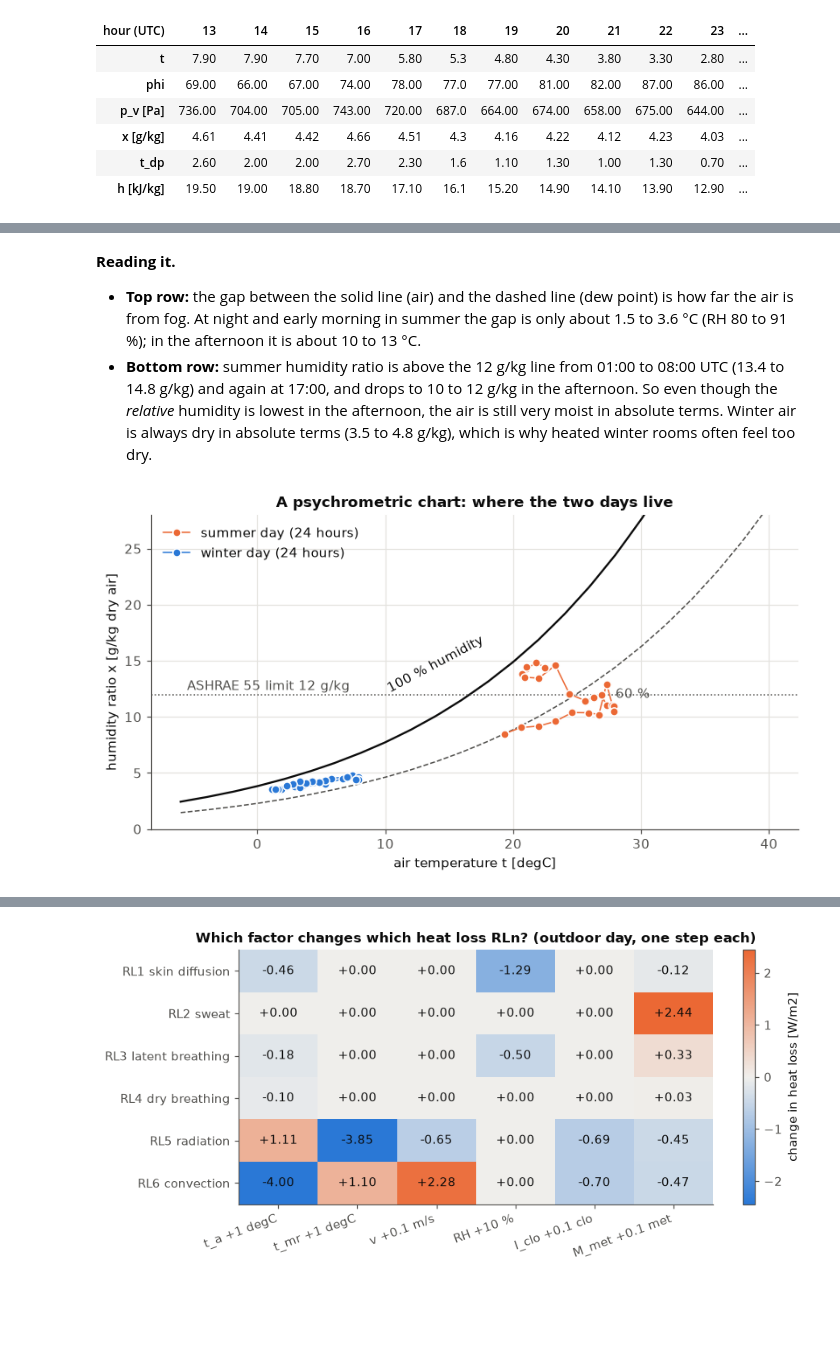
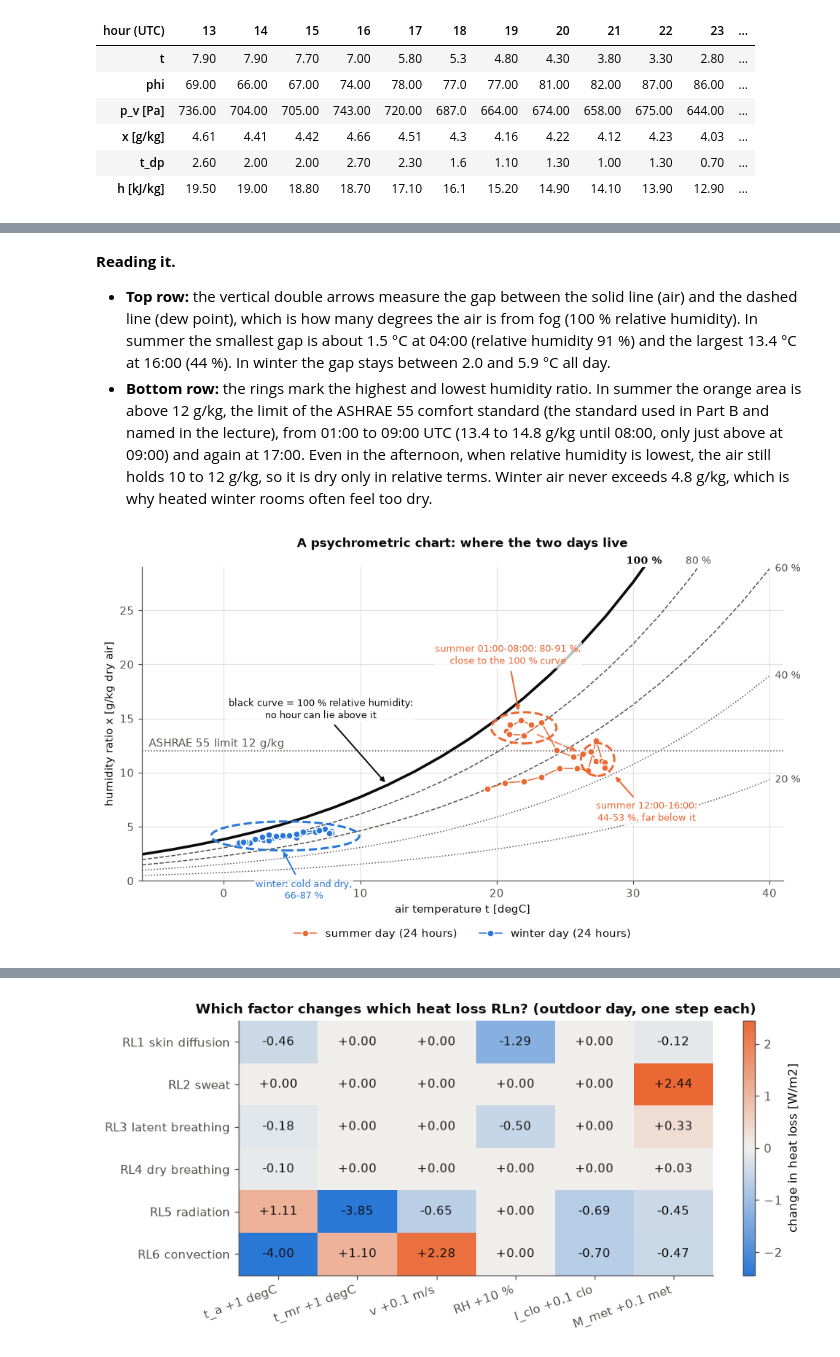
Before and after one commit to mariosakka/human-centric-ai-for-energy-management-labs, a Jupyter notebook: lab-2/explanation-notebooks/lab-2-plus-lecture-challenge/lab-2-in-depth.ipynb, the cells around one changed output, grey strips where cells are left out. Drawn from its saved outputs; the diff is of its cells as text; code cells hidden in the pictures; blank space fills up the shorter version.

```diff
--- a/lab-2/explanation-notebooks/lab-2-plus-lecture-challenge/lab-2-in-depth.ipynb
+++ b/lab-2/explanation-notebooks/lab-2-plus-lecture-challenge/lab-2-in-depth.ipynb
@@ -26,6 +45,20 @@ plt.rcParams.update({"axes.edgecolor": MUTED, "axes.labelcolor": INK, "xtick.col
                      "axes.grid": True, "grid.color": GRID, "grid.linewidth": 0.8, "axes.axisbelow": True,
                      "figure.dpi": 110, "font.size": 10, "axes.titlesize": 11, "axes.titleweight": "bold"})
 SUMMER, WINTER = ORANGE, BLUE      # fixed colours: orange = summer, blue = winter, in every chart
+
+from matplotlib.patches import Ellipse
+
+def ring(ax, x, y, size=24, color=INK):                      # circle around one point of interest
+    ax.plot(x, y, "o", ms=size, mfc="none", mec=color, mew=2, zorder=6, clip_on=False)
+
+def point(ax, xy, text, xytext, color=INK, ha="center"):     # text with an arrow pointing at xy
+    ax.annotate(text, xy, xytext=xytext, textcoords="offset points", color=color, fontsize=8.5, ha=ha, bbox=dict(fc="white", ec="none", alpha=0.75, pad=1),
+                arrowprops=dict(arrowstyle="-|>", color=color, lw=1.3, shrinkA=3, shrinkB=3), zorder=7)
+
+def blob(ax, xs, ys, color, padx, pady):                     # dashed oval around a group of points
+    xs, ys = np.asarray(xs, float), np.asarray(ys, float)
+    ax.add_patch(Ellipse(((xs.min() + xs.max()) / 2, (ys.min() + ys.max()) / 2), np.ptp(xs) * 1.45 + padx, np.ptp(ys) * 1.45 + pady,
+                         fill=False, ec=color, lw=2, ls="--", zorder=6))
 # %% [markdown]
 # Part A: Sheet 1, the moist-air (psychrometrics) challenge
 
@@ -402,19 +549,29 @@ plt.tight_layout(); plt.show()
 # %% [markdown]
 **Reading it.**
-- **Top row:** the gap between the solid line (air) and the dashed line (dew point) is how far the air is from fog. At night and early morning in summer the gap is only about 1.5 to 3.6 °C (RH 80 to 91 %); in the afternoon it is about 10 to 13 °C.
-- **Bottom row:** summer humidity ratio is above the 12 g/kg line from 01:00 to 08:00 UTC (13.4 to 14.8 g/kg) and again at 17:00, and drops to 10 to 12 g/kg in the afternoon. So even though the *relative* humidity is lowest in the afternoon, the air is still very moist in absolute terms. Winter air is always dry in absolute terms (3.5 to 4.8 g/kg), which is why heated winter rooms often feel too dry.
+- **Top row:** the vertical double arrows measure the gap between the solid line (air) and the dashed line (dew point), which is how many degrees the air is from fog (100 % relative humidity). In summer the smallest gap is about 1.5 °C at 04:00 (relative humidity 91 %) and the largest 13.4 °C at 16:00 (44 %). In winter the gap stays between 2.0 and 5.9 °C all day.
+- **Bottom row:** the rings mark the highest and lowest humidity ratio. In summer the orange area is above 12 g/kg, the limit of the ASHRAE 55 comfort standard (the standard used in Part B and named in the lecture), from 01:00 to 09:00 UTC (13.4 to 14.8 g/kg until 08:00, only just above at 09:00) and again at 17:00. Even in the afternoon, when relative humidity is lowest, the air still holds 10 to 12 g/kg, so it is dry only in relative terms. Winter air never exceeds 4.8 g/kg, which is why heated winter rooms often feel too dry.
 # %%
-fig, ax = plt.subplots(figsize=(7.5, 4.2))
-tg = np.linspace(-6, 40, 200)
-xsat = 1000 * humidity_ratio(p_sat(tg)); x60 = 1000 * humidity_ratio(0.6 * p_sat(tg))
-ax.plot(tg, xsat, color=INK, lw=1.5); ax.text(10, 12.2, "100 % humidity", color=INK, rotation=28)
-ax.plot(tg, x60, color=MUTED, lw=1, ls="--"); ax.text(28, 11.7, "60 %", color=MUTED)
+fig, ax = plt.subplots(figsize=(9, 5.4))
+tg = np.linspace(-6, 40, 300); TOP = 29
+for f, ls, lw, col in ((1.0, "-", 2.4, INK), (0.8, "--", 1, MUTED), (0.6, "--", 1, MUTED), (0.4, ":", 1, MUTED), (0.2, ":", 1, MUTED)):
+    y = 1000 * humidity_ratio(f * p_sat(tg)); ax.plot(tg, y, color=col, lw=lw, ls=ls)
+    if y[-1] > TOP: ax.text(float(np.interp(TOP, y, tg)), TOP + 0.3, f"{f*100:.0f} %", color=col, ha="center", fontsize=9, fontweight="bold" if f == 1 else "normal")
+    else: ax.text(40.4, y[-1], f"{f*100:.0f} %", color=col, va="center", fontsize=9)
 ax.axhline(12, color=MUTED, lw=1, ls=":"); ax.text(-5.5, 12.4, "ASHRAE 55 limit 12 g/kg", color=MUTED)
 ax.plot(summer_day["t"], summer_day["x [g/kg]"], "o-", color=SUMMER, ms=6, lw=1, mec="white", mew=1, label="summer day (24 hours)")
 ax.plot(winter_day["t"], winter_day["x [g/kg]"], "o-", color=WINTER, ms=6, lw=1, mec="white", mew=1, label="winter day (24 hours)")
-ax.set_xlabel("air temperature t [degC]"); ax.set_ylabel("humidity ratio x [g/kg dry air]"); ax.set_ylim(0, 28); ax.legend(frameon=False, loc="upper left")
-ax.set_title("A psychrometric chart: where the two days live")
+point(ax, (12, float(1000 * humidity_ratio(p_sat(12)))), "black curve = 100 % relative humidity:\nno hour can lie above it", (-60, 60), color=INK)
+n = summer_day[summer_day["hour (UTC)"] <= 8]; a = summer_day[(summer_day["hour (UTC)"] >= 12) & (summer_day["hour (UTC)"] <= 16)]
+blob(ax, n["t"], n["x [g/kg]"], SUMMER, 1.0, 0.9); blob(ax, a["t"], a["x [g/kg]"], SUMMER, 1.0, 0.9)
+point(ax, (n["t"].mean(), n["x [g/kg]"].max() + 0.6), "summer 01:00-08:00: 80-91 %,\nclose to the 100 % curve", (-10, 45), color=SUMMER)
+point(ax, (a["t"].mean() + 1, a["x [g/kg]"].min() - 0.6), "summer 12:00-16:00:\n44-53 %, far below it", (30, -42), color=SUMMER)
+ax.annotate("", (a["t"].mean() - 1.5, a["x [g/kg]"].mean() + 0.8), (n["t"].mean() + 1.2, n["x [g/kg]"].mean() - 0.6), arrowprops=dict(arrowstyle="-|>", color=SUMMER, lw=1.6, ls="--", alpha=0.7))
+blob(ax, winter_day["t"], winter_day["x [g/kg]"], WINTER, 1.0, 0.8)
+point(ax, (winter_day["t"].mean(), winter_day["x [g/kg]"].min() - 0.5), "winter: cold and dry,\n66-87 %", (20, -45), color=WINTER)
+ax.set_xlabel("air temperature t [degC]"); ax.set_ylabel("humidity ratio x [g/kg dry air]"); ax.set_ylim(0, TOP); ax.set_xlim(-6, 41)
+ax.legend(frameon=False, loc="upper center", ncol=2, bbox_to_anchor=(0.5, -0.12))
+ax.set_title("A psychrometric chart: where the two days live", pad=18)
 plt.tight_layout(); plt.show()
 # %% [output]
-[figure, old version]
+[figure, new version]
 # %% [markdown]
```
Also changed, not shown: parts of 49 cells of this notebook, 3 other files.
